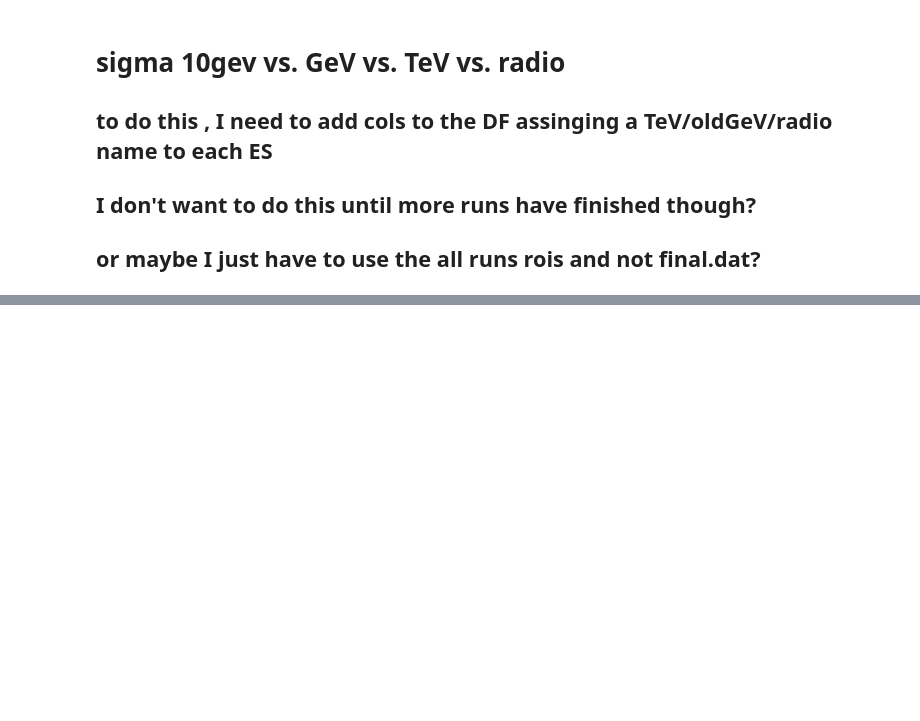
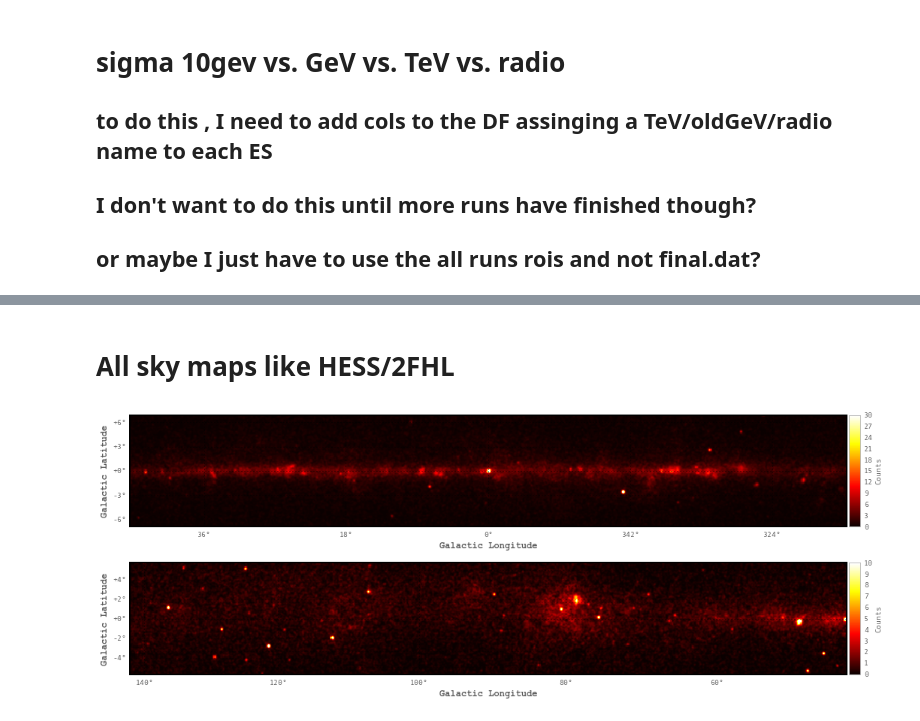
Before and after one commit to bbw7561135/ipynbs, a Jupyter notebook: gt10GeV.ipynb, the cells around one changed output, grey strips where cells are left out. Drawn from its saved outputs; the diff is of its cells as text; code cells hidden in the pictures; blank space fills up the shorter version.

```diff
--- a/gt10GeV.ipynb
+++ b/gt10GeV.ipynb
@@ -1226 +1387,53 @@ Working on l150_b0_ES_1
 <matplotlib.figure.Figure at 0x...>
+# %% [markdown]
+# All sky maps like HESS/2FHL
+# %%
+cmap = "/Users/elunejava/Desktop/gt10gev/cmap_10gev_74m_noRockCut.fits"
+cbarTitle = 'Counts'
+#fig = plt.figure(figsize=[10,50])
+fig = plt.figure(figsize=[15,7])
+#f = aplpy.FITSFigure(cmap,figure = fig,subplot=(2,1,1))
+#f = aplpy.FITSFigure(cmap,figure = fig,subplot=[0.1,0.5,0.9,0.45]) #[xmin, ymin, dx, dy]
+f = aplpy.FITSFigure(cmap,figure = fig,subplot=[0.1,0.51,0.9,0.45])
+#f.show_colorscale(vmin =0.0, pmax =100., cmap = 'hot' ,stretch = 'linear')
+f.show_colorscale(vmin= 0,vmax = 30,cmap = 'hot',smooth = 1, stretch = 'linear')
+#f.show_grid()
+f.tick_labels.set_xformat('ddd')
+f.tick_labels.set_yformat('ddd')
+#f.frame.set_color('black')
+f.frame.set_linewidth(2)
+f.add_colorbar()
+f.axis_labels.set_font(size='large',weight='bold')
+f.tick_labels.set_font(weight = 'bold')
+#f.add_label(0.5, 1.1, text = figTitle, relative = True, weight = 'medium', size='large')
+f.colorbar.set_axis_label_text(cbarTitle)
+#f.colorbar.set_font(size='large',weight = 'bold')
+#f.colorbar.set_axis_label_font(size='large',weight='bold')
+#f.colorbar.set_ticks(ticks = plt.MaxNLocator(integer = True))
+f.recenter(x= 0, y =0, height = 14, width =90)
+#f.hide_xaxis_label()
+#f.hide_xtick_labels()
+#f.hide_grid()
+
+#g = aplpy.FITSFigure(cmap,figure = fig,subplot=(2,1,2))
+#g = aplpy.FITSFigure(cmap,figure = fig,subplot=[0.1,0.1,0.9,0.45])
+g = aplpy.FITSFigure(cmap,figure = fig,subplot=[0.1,0.1,0.9,0.49])
+g.show_colorscale(vmin =0.0, vmax =10., cmap = 'hot' ,smooth = 1, stretch = 'linear')
+#g.show_grid()
+g.tick_labels.set_xformat('ddd')
+g.tick_labels.set_yformat('ddd')
+g.frame.set_color('black')
+g.frame.set_linewidth(2)
+g.add_colorbar()
+g.axis_labels.set_font(size='large',weight='black')
+g.tick_labels.set_font(weight = 'black')
+#g.add_label(0.5, 1.1, text = figTitle, relative = True, weight = 'medium', size='large')
+g.colorbar.set_axis_label_text(cbarTitle)
+#g.colorbar.set_font(size='large',weight = 'bold')
+#g.colorbar.set_axis_label_font(size='large',weight='bold')
+#g.colorbar.set_ticks(ticks = plt.MaxNLocator(integer = True))
+g.recenter(x= 90, y =0, height = 14, width =90)
+#fig.canvas.draw()
+#plt.savefig('/Users/elunejava/Desktop/gt10gevCmap_')
+# %% [output]
+[figure, added]
```
Also changed, not shown: parts of 59 cells of this notebook, 3 other files.
